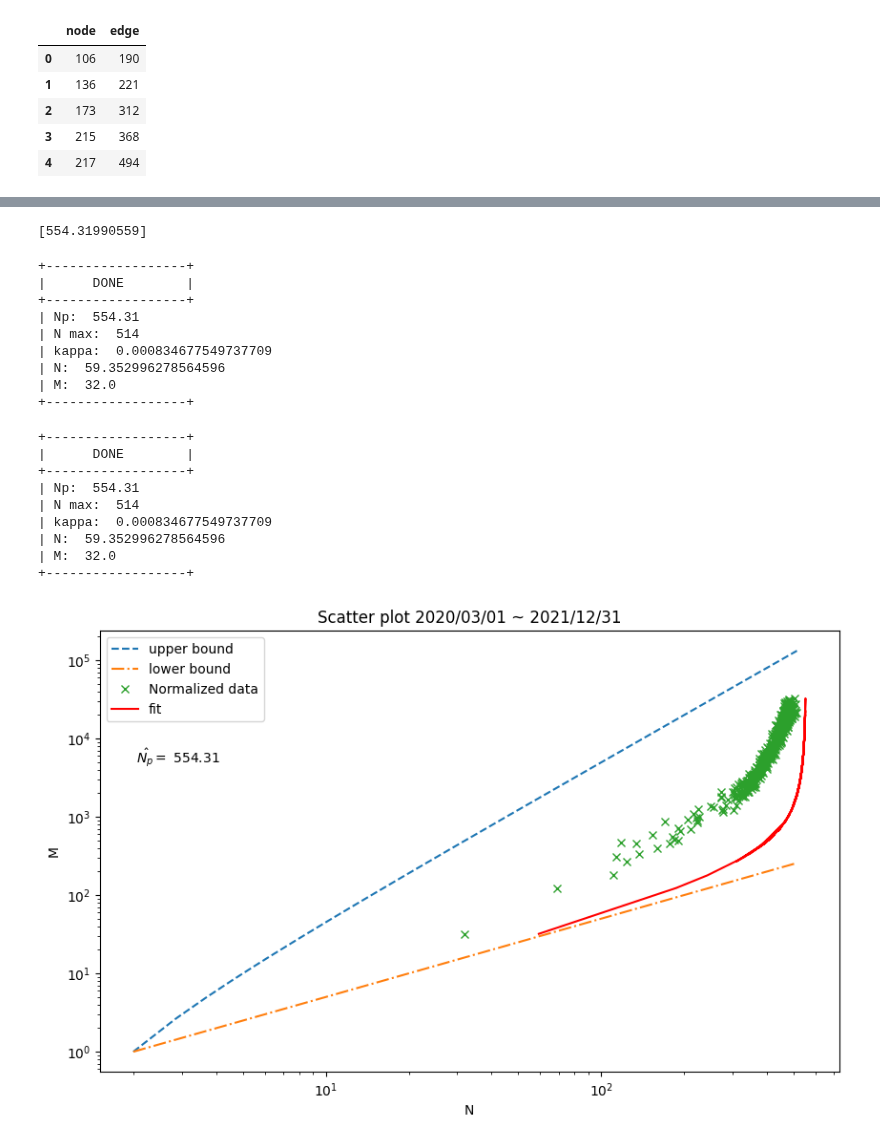
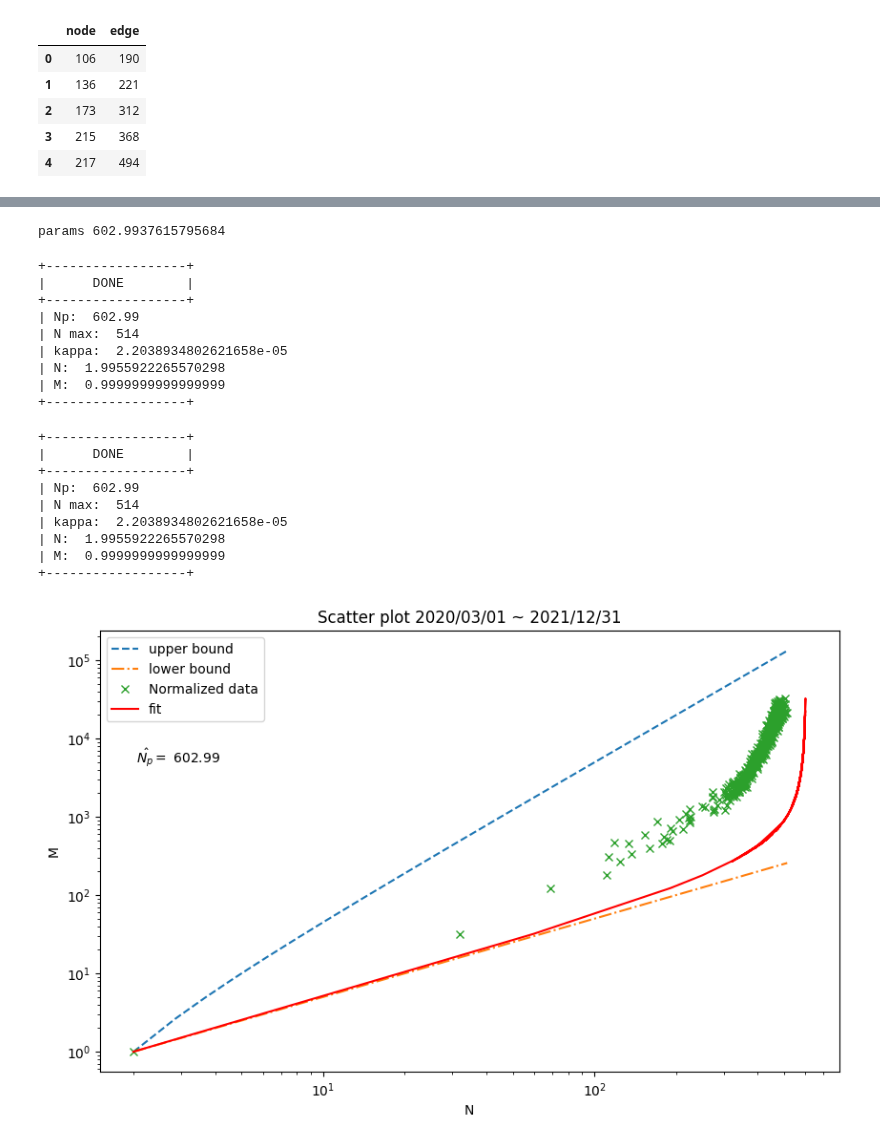
Before and after one commit to yiadka/mobility_scaling, a Jupyter notebook: notebooks/nmscaling_norm_second.ipynb, the cells around one changed output, grey strips where cells are left out. Drawn from its saved outputs; the diff is of its cells as text; code cells hidden in the pictures.

```diff
--- a/notebooks/nmscaling_norm_second.ipynb
+++ b/notebooks/nmscaling_norm_second.ipynb
@@ -83,19 +83,14 @@ left["edge_norm"] = left["edge"] - left["edge"].min() + 1
 
 # インデックスを振り直す
 left = left.reset_index(drop=True)
-# %%
-def model_uniform_2(x, M):
-    kappa = (8 * M) / (x[0] * (x[0] - 1))
-    res = x[0] * (1 - (2 / (kappa * x[0])) * (1 - ((1 - (kappa / 2))**x[0])))
-    return res
+# %%
+def model_uniform_2(x, Np):
+    first = (1 - ((4 * x[0]) / (Np * (Np - 1))))**Np
+    second = 1 - first
+    third = ((Np - 1) / (4 * x[0])) * second
+    fourth = 1 - third
+    fifth = Np * fourth
+    return fifth
 # %%
 x = left["edge_norm"]
 y = left["node_norm"]
-# %%
-# xとyの最初の値を削除
-x = x[1:]
-y = y[1:]
-
-# インデックスを振り直す
-x = x.reset_index(drop=True)
-y = y.reset_index(drop=True)
@@ -108,22 +113,24 @@ def residual_uniform_2(x, N, M):
 def f_uniform_2(x, N, M):
     return np.sum(residual_uniform_2(x, M, N)**2)
 # %%
-# curve_fitでパラメータを推定
-params = optimize.curve_fit(model_uniform_2, x, y)
-print(params[0])
+# 最適化
+params, _ = optimize.curve_fit(model_uniform_2, x, y, p0=[3])
+print("params", params[0])
 # %% [output]
-[554.31990559]
+params 602.9937615795684
 # %%
 # 元の関数に代入する
-Np_norm_hat = 554.31
+Np_norm_hat = 602.99
 print("+------------------+")
-kappa_norm_estimated = [((8 * x[i]) / (Np_norm_hat * (Np_norm_hat - 1))) for i in range(len(x))]
+kappa_norm_estimated = []
+for i in range(len(x)):
+    kappa_norm_estimated.append( (8 * x[i]) / (Np_norm_hat * (Np_norm_hat - 1)) )
 
 # Eq8, 9
 N_norm = []
 M_norm = []
 for i in range(len(kappa_norm_estimated)):
-    N_norm.append( Np_norm_hat * (1 - (2 / (kappa_norm_estimated[i]*Np_norm_hat)) * (1 - (1 - (kappa_norm_estimated[i] / 2))**Np_norm_hat)) )
+    N_norm.append( model_uniform_2(x, Np_norm_hat) )
     M_norm.append( (kappa_norm_estimated[i] * Np_norm_hat * (Np_norm_hat - 1)) / 8 )
 
 print("|      DONE        |")
@@ -138,22 +145,22 @@ print("+------------------+")
 +------------------+
 |      DONE        |
 +------------------+
-| Np:  554.31
+| Np:  602.99
 | N max:  514
-| kappa:  0.000834677549737709
-| N:  59.352996278564596
-| M:  32.0
+| kappa:  2.2038934802621658e-05
+| N:  1.9955922265570298
+| M:  0.9999999999999999
 +------------------+
 # %%
 # 可視化
 nn = len(left) - 1
-xmin = min(left["node_norm"])
-xmax = max(left["node_norm"])
+xmin = min(y)
+xmax = max(y)
 p = np.linspace(xmin, xmax, nn)
 upper_bound = (p**2-p)/2
 lower_bound = p/2
 
-Np_norm_hat = 554.31
+Np_norm_hat = 602.99
 print("+------------------+")
 kappa_norm_estimated = [((8 * x[i]) / (Np_norm_hat * (Np_norm_hat - 1))) for i in range(len(x))]
 
@@ -161,42 +168,42 @@ kappa_norm_estimated = [((8 * x[i]) / (Np_norm_hat * (Np_norm_hat - 1))) for i i
 N_norm = []
 M_norm = []
 for i in range(len(kappa_norm_estimated)):
-    N_norm.append( Np_norm_hat * (1 - (2 / (kappa_norm_estimated[i]*Np_norm_hat)) * (1 - (1 - (kappa_norm_estimated[i] / 2))**Np_norm_hat)) )
+    N_norm.append( Np_norm_hat * (1 - (2 / (kappa_norm_estimated[i]*Np_norm_hat))*(1-(1-(kappa_norm_estimated[i]/2))**Np_norm_hat)) )
     M_norm.append( (kappa_norm_estimated[i] * Np_norm_hat * (Np_norm_hat - 1)) / 8 )
 
 print("|      DONE        |")
 print("+------------------+")
 print("| Np: ", Np_norm_hat)
 print("| N max: ", left["node_norm"].max())
 print("| kappa: ", kappa_norm_estimated[0])
 print("| N: ", N_norm[0])
 print("| M: ", M_norm[0])
 print("+------------------+")
 
 
 
 plt.figure(figsize=(10, 6))
 plt.title("Scatter plot 2020/03/01 ~ 2021/12/31")
 plt.plot(p, upper_bound, '--', label="upper bound")
 plt.plot(p, lower_bound, '-.', label="lower bound")
 plt.plot(y, x, "x", label='Normalized data')
-plt.plot(N_norm, M_norm, label='fit', color='red')
+plt.plot(N_norm,M_norm,label='fit', color='red')
 Np_norm_hat = round(Np_norm_hat, 2)
 plt.text(0.05, 0.70, r'$\hat{N_{p}}=$ ' + str(Np_norm_hat), transform=plt.gca().transAxes)
 plt.xlabel('N')
 plt.ylabel('M')
 plt.xscale('log')
 plt.yscale('log')
 plt.legend(loc='best')
 plt.show()
 # %% [output]
 +------------------+
 |      DONE        |
 +------------------+
-| Np:  554.31
+| Np:  602.99
 | N max:  514
-| kappa:  0.000834677549737709
-| N:  59.352996278564596
-| M:  32.0
+| kappa:  2.2038934802621658e-05
+| N:  1.9955922265570298
+| M:  0.9999999999999999
 +------------------+
-[figure, old version]
+[figure, new version]
```
Also changed, not shown: parts of 11 cells of this notebook.
